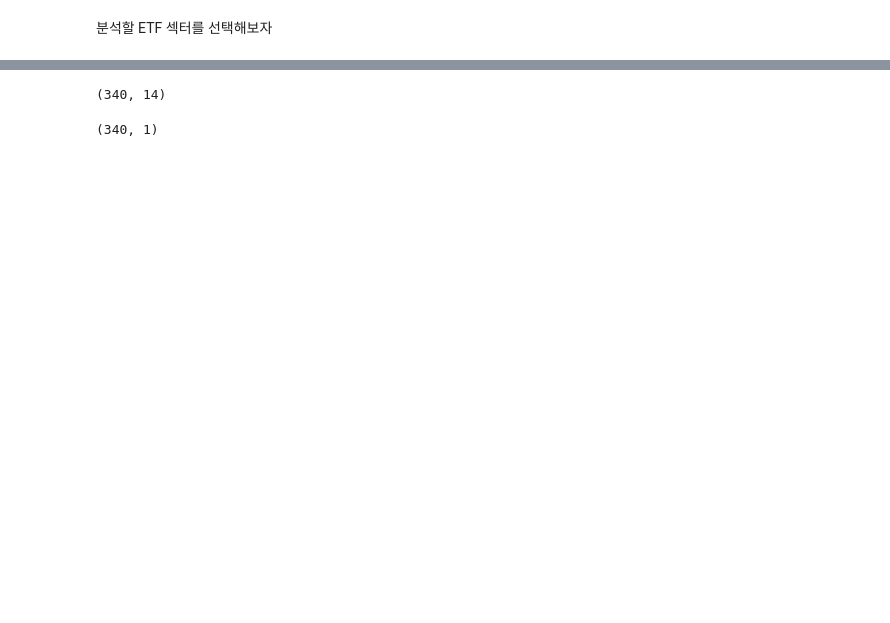
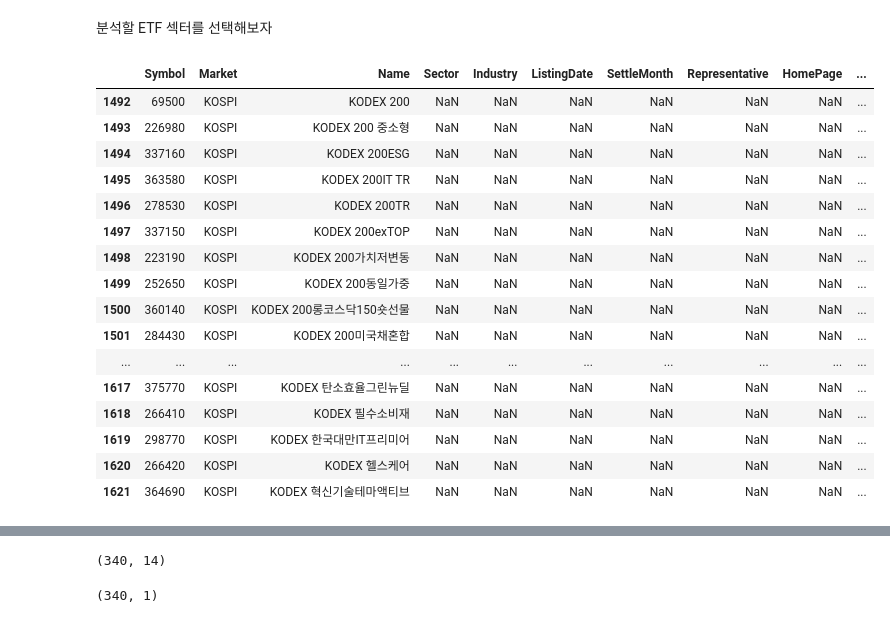
Before and after one commit to JeongYujae/Pandas_10Y-RATE_ETF_DATA, a Jupyter notebook: 프로젝트참고용.ipynb, the cells around one changed output, grey strips where cells are left out. Cells and saved outputs as stored; diff of their text form; code cells hidden in the pictures; blank space fills up the shorter version.

```diff
--- a/프로젝트참고용.ipynb
+++ b/프로젝트참고용.ipynb
@@ -28,16 +47,34 @@ df_10y_rate_close_sample
 # %% [markdown]
 분석할 ETF 섹터를 선택해보자
 # %%
-krx_df=pd.read_csv('D:\정유재\금융데이터 분석을 위한 판다스 활용법\자료\Data\KRX.csv',encoding='cp949',index_col=0)
+krx_df=pd.read_csv('D:\정유재\코딩\Pandas_10Y-RATE_ETF_DATA\자료\Data\KRX.csv',encoding='cp949',index_col=0)
 krx_df['Name'].values #KODEX ETF를 사용할 것 -> 이 종목들 중에서 KODEX 단어가 들어간 것들을 뽑아내야해
 
 kodex_index=[]
 krx_df.shape
 for i in range(krx_df.shape[0]): #df.shape으로 보면 index가 7301개가 있어서
     if "KODEX" in krx_df['Name'].values[i]: # krx_df의 이름칼럼의 값들(value)에서 kodex가 있다면
         kodex_index.append(i) #그 정보들의 index를 리스트에 저장해라
 kodex_etf_info=krx_df.iloc[kodex_index] #그 인덱스가 있는 줄만 모아놓은 df
 kodex_etf_info
+# %% [output]
+|  | Symbol | Market | Name | Sector | Industry | ListingDate | SettleMonth | Representative | HomePage | ... |
+| 1492 | 69500 | KOSPI | KODEX 200 | NaN | NaN | NaN | NaN | NaN | NaN | ... |
+| 1493 | 226980 | KOSPI | KODEX 200 중소형 | NaN | NaN | NaN | NaN | NaN | NaN | ... |
+| 1494 | 337160 | KOSPI | KODEX 200ESG | NaN | NaN | NaN | NaN | NaN | NaN | ... |
+| 1495 | 363580 | KOSPI | KODEX 200IT TR | NaN | NaN | NaN | NaN | NaN | NaN | ... |
+| 1496 | 278530 | KOSPI | KODEX 200TR | NaN | NaN | NaN | NaN | NaN | NaN | ... |
+| 1497 | 337150 | KOSPI | KODEX 200exTOP | NaN | NaN | NaN | NaN | NaN | NaN | ... |
+| 1498 | 223190 | KOSPI | KODEX 200가치저변동 | NaN | NaN | NaN | NaN | NaN | NaN | ... |
+| 1499 | 252650 | KOSPI | KODEX 200동일가중 | NaN | NaN | NaN | NaN | NaN | NaN | ... |
+| 1500 | 360140 | KOSPI | KODEX 200롱코스닥150숏선물 | NaN | NaN | NaN | NaN | NaN | NaN | ... |
+| 1501 | 284430 | KOSPI | KODEX 200미국채혼합 | NaN | NaN | NaN | NaN | NaN | NaN | ... |
+| ... | ... | ... | ... | ... | ... | ... | ... | ... | ... | ... |
+| 1617 | 375770 | KOSPI | KODEX 탄소효율그린뉴딜 | NaN | NaN | NaN | NaN | NaN | NaN | ... |
+| 1618 | 266410 | KOSPI | KODEX 필수소비재 | NaN | NaN | NaN | NaN | NaN | NaN | ... |
+| 1619 | 298770 | KOSPI | KODEX 한국대만IT프리미어 | NaN | NaN | NaN | NaN | NaN | NaN | ... |
+| 1620 | 266420 | KOSPI | KODEX 헬스케어 | NaN | NaN | NaN | NaN | NaN | NaN | ... |
+| 1621 | 364690 | KOSPI | KODEX 혁신기술테마액티브 | NaN | NaN | NaN | NaN | NaN | NaN | ... |
 # %%
 #중요한 지표를 가지는 섹터 항목들을 선택
 
```
Also changed, not shown: parts of 8 cells of this notebook, 2 other files.
